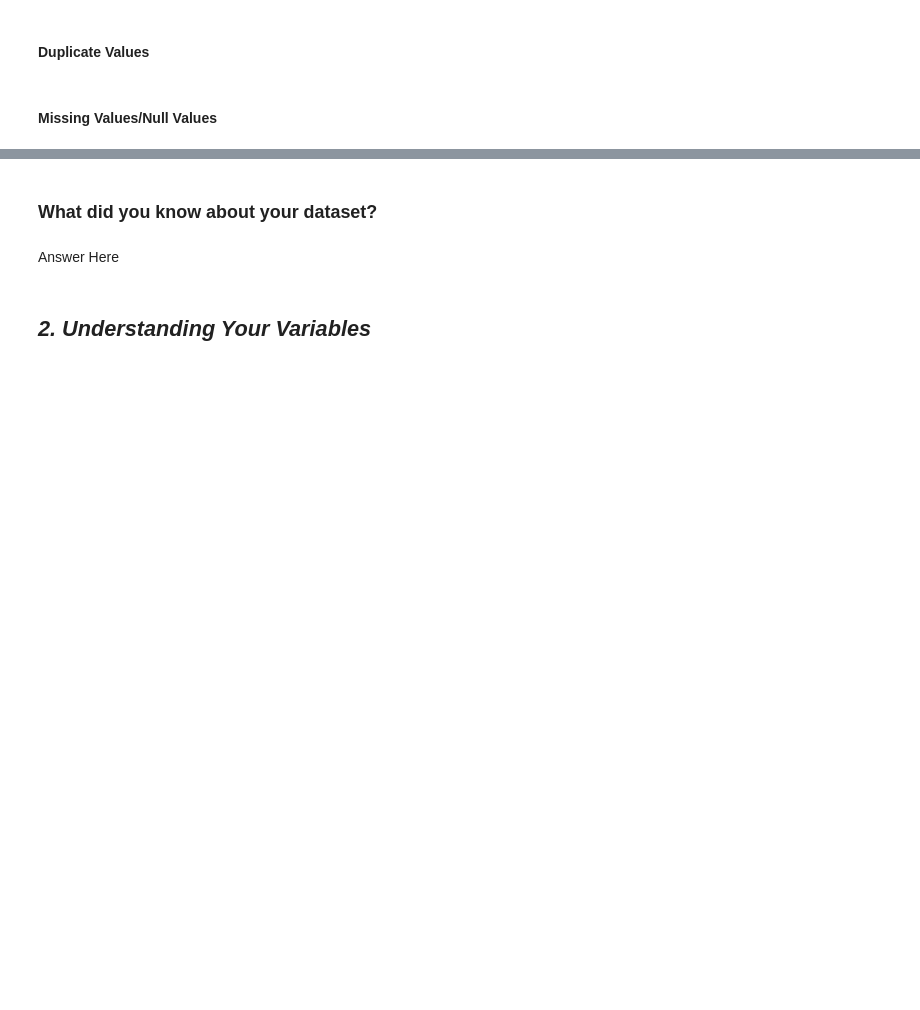
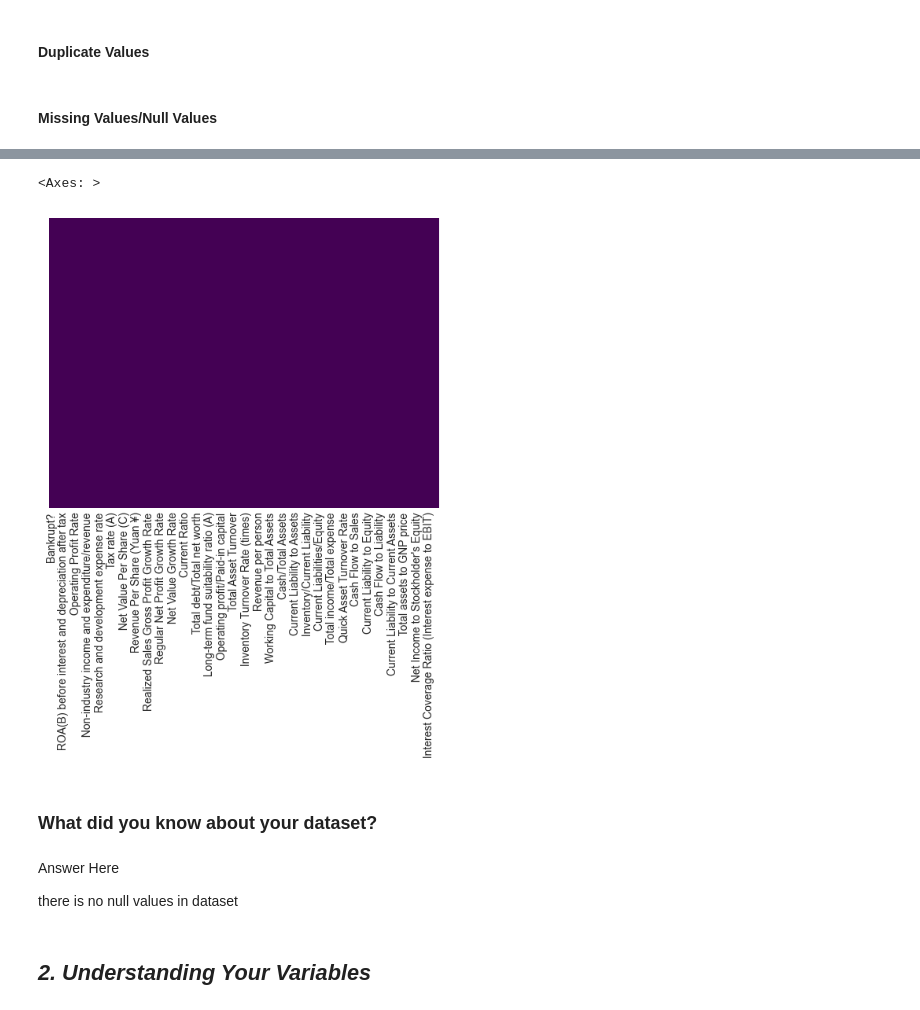
Before and after one commit to kaushikk1999/Company-Bankruptcy-Prediction, a Jupyter notebook: Sample ML Submission Template.ipynb, the cells around one changed output, grey strips where cells are left out. Saved outputs shown, nothing was run; the diff lists cells and outputs as text; code cells hidden in the pictures; blank space fills up the shorter version.

```diff
--- a/Sample ML Submission Template.ipynb
+++ b/Sample ML Submission Template.ipynb
@@ -100,3 +187,6 @@ pip install tabpy
+# %%
+# Load Dataset
+df=  pd.read_csv(r'COMPANY BANKRUPTCY PREDICTION.csv')
 # %% [markdown]
 ### Dataset First View
 # %%
@@ -120,8 +263,15 @@ pip install tabpy
 # %%
 # Visualizing the missing values
+
+sns.heatmap(df.isnull(), cmap='viridis', cbar=False, yticklabels=False)
+# %% [output]
+<Axes: >
+[figure, added]
 # %% [markdown]
 ### What did you know about your dataset?
-# %% [markdown]
-Answer Here
+# %% [markdown]
+Answer Here
+
+there is no null values in dataset
 # %% [markdown]
 ## ***2. Understanding Your Variables***
```
Also changed, not shown: parts of 18 cells of this notebook.
